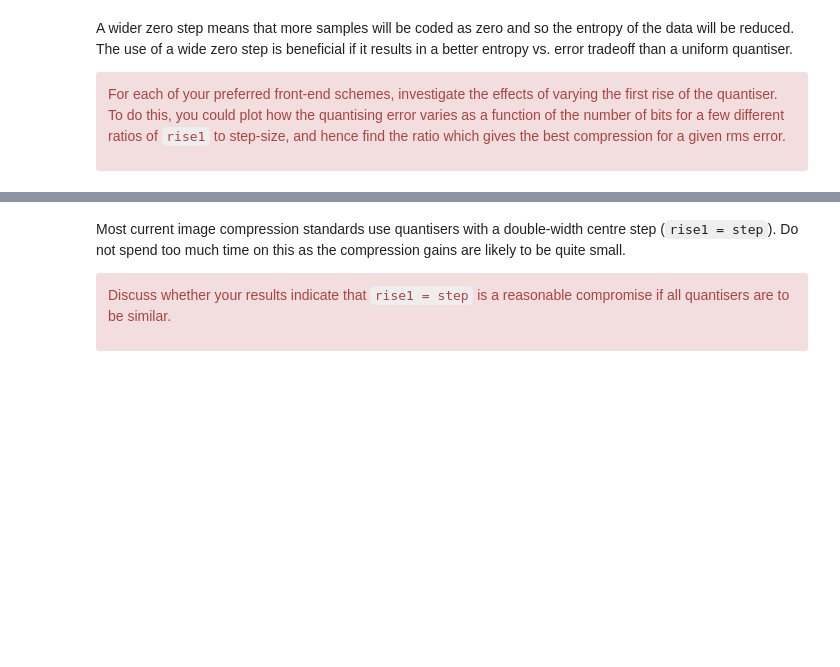
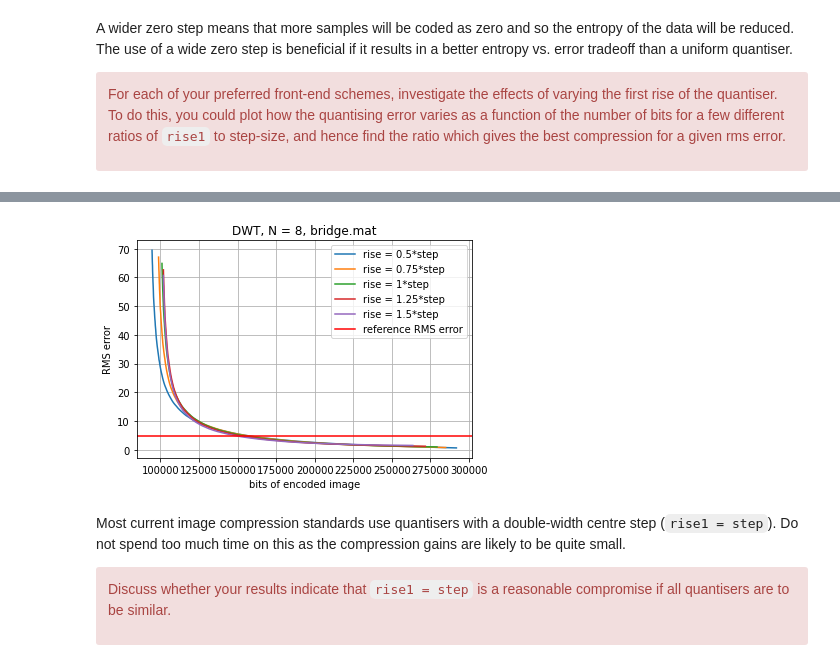
Before and after one commit to yichenhock/cued_sf2_lab, a Jupyter notebook: 10-11-selection-centre-clipped.ipynb, the cells around one changed output, grey strips where cells are left out. Cells and saved outputs as stored; diff of their text form; code cells hidden in the pictures; blank space fills up the shorter version.

```diff
--- a/10-11-selection-centre-clipped.ipynb
+++ b/10-11-selection-centre-clipped.ipynb
@@ -183,3 +209,38 @@ ValueError: zero-size array to reduction operation minimum which has no identity
+# %%
+X, _ = load_mat_img('bridge.mat', img_info='X')
+X = X - 128.0
+
+N = 5
+dwt = DWT(X, N)
+
+rises = [0.5, 0.75, 1, 1.25, 1.5]
+
+all_bits = []
+all_errs = []
+
+steps = np.linspace(0.1, 8, 100)
+for r in rises:
+    bits_list = []
+    err_list = []
+    for step in steps:
+        bits, err, Zp = dwt.enc_dec_quantise_rise(X, N, step, r)
+        bits_list.append(bits)
+        err_list.append(err)
+    all_bits.append(bits_list)
+    all_errs.append(err_list)
+
+for i in range(5):
+    plt.plot(all_bits[i], all_errs[i], label = "rise = {}*step".format(rises[i]))
+
+plt.axhline(y=ref_rms_err, color='r', linestyle='-', label = "reference RMS error")
+plt.xlabel("bits of encoded image")
+plt.ylabel("RMS error")
+plt.title("DWT, N = 8, bridge.mat")
+plt.legend()
+plt.grid()
+plt.show()
+# %% [output]
+[figure, added]
 # %% [markdown]
 Most current image compression standards use quantisers with a
 double-width centre step (`rise1 = step`). Do not spend too much time
```
Also changed, not shown: parts of 2 cells of this notebook, 2 other files.
